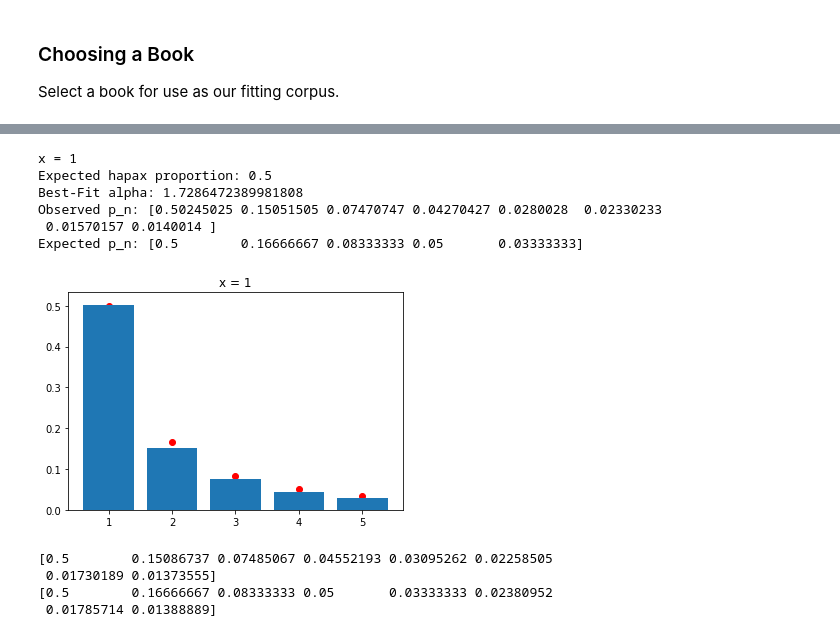
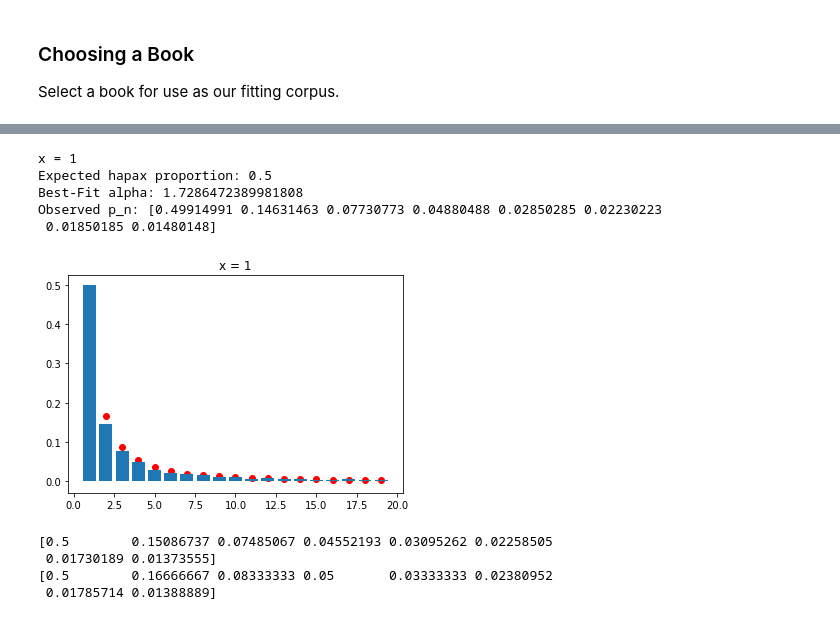
Before and after one commit to VictorDavis/legomena, a Jupyter notebook: notebooks/pseudo-powerlaw.ipynb, the cells around one changed output, grey strips where cells are left out. Cells and saved outputs as stored; diff of their text form; code cells hidden in the pictures.

```diff
--- a/notebooks/pseudo-powerlaw.ipynb
+++ b/notebooks/pseudo-powerlaw.ipynb
@@ -50,10 +29,9 @@ IPython.OutputArea.prototype._should_scroll = function(lines) {
 
 Select a book for use as our fitting corpus.
 # %%
-# spgc[spgc.title.str.contains("Bible", na = False)].head()
-
 # moby dick
-corpus = SPGC.get(2701)
+words = gutenberg.words("melville-moby_dick.txt")
+corpus = Corpus(words)
 corpus.dimension = 20
 TTR = corpus.TTR
 model = LogModel().fit(TTR.m_tokens, TTR.n_types)
@@ -93,36 +71,35 @@ Optimum (M_z,N_z) = LogParams(M_z=112763, N_z=12233)
 # %%
 x = np.random.uniform(0.01, 1.99)
 x = 1
 print("x =", x)
 h_exp = hapax(x)
 print("Expected hapax proportion:", h_exp)
 alpha = zetainv(1/h_exp)
 print("Best-Fit alpha:", alpha)
 
 y = np.random.zipf(alpha, 9999)
 _, y = np.unique(y, return_counts = True) # group
 y = y / sum(y) # normalize
 p_obs = np.concatenate((np.array([0.]), y))
 print("Observed p_n:", p_obs[1:9])
 
-k_exp = model.predict_k(corpus.M * x) / corpus.N
-p_exp = k_exp[0]
-print("Expected p_n:", p_exp[1:])
+k_exp = model.predict_k(corpus.M * x, corpus.dimension)
+p_exp = k_exp / model.predict(corpus.M * x)
+k_exp = k_exp / corpus.N
 
 L = len(p_exp)
 i = np.arange(1, L)
 plt.bar(i, p_obs[1:L])
 plt.scatter(i, p_exp[1:L], color = 'r')
 plt.title("x = " + str(x))
 plt.show()
 # %% [output]
 x = 1
 Expected hapax proportion: 0.5
 Best-Fit alpha: 1.7286472389981808
-Observed p_n: [0.50245025 0.15051505 0.07470747 0.04270427 0.0280028  0.02330233
- 0.01570157 0.0140014 ]
-Expected p_n: [0.5        0.16666667 0.08333333 0.05       0.03333333]
+Observed p_n: [0.49914991 0.14631463 0.07730773 0.04880488 0.02850285 0.02230223
+ 0.01850185 0.01480148]
-[figure, old version]
+[figure, new version]
 # %%
 k = np.arange(1, 9)
 s = zetainv(2.)
```
Also changed, not shown: parts of 7 cells of this notebook, 7 other files.
